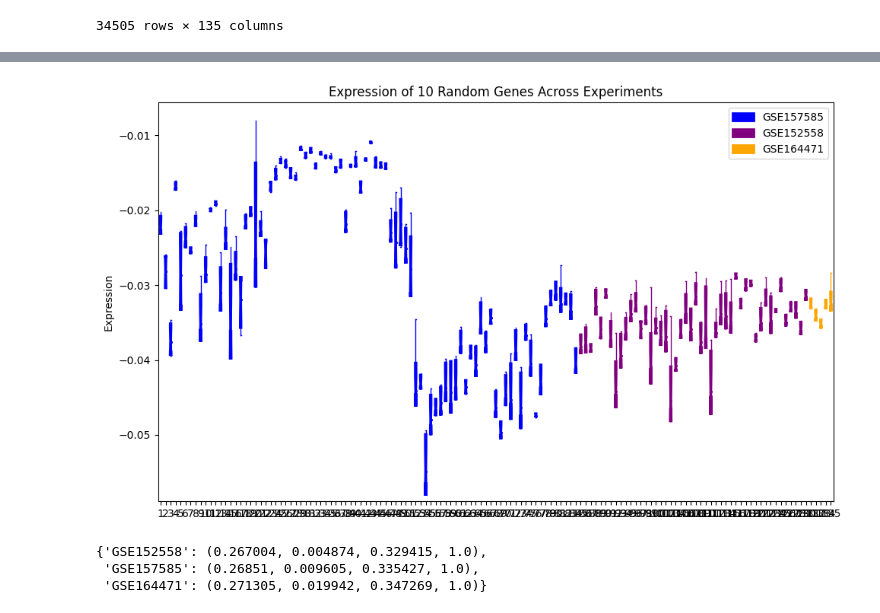
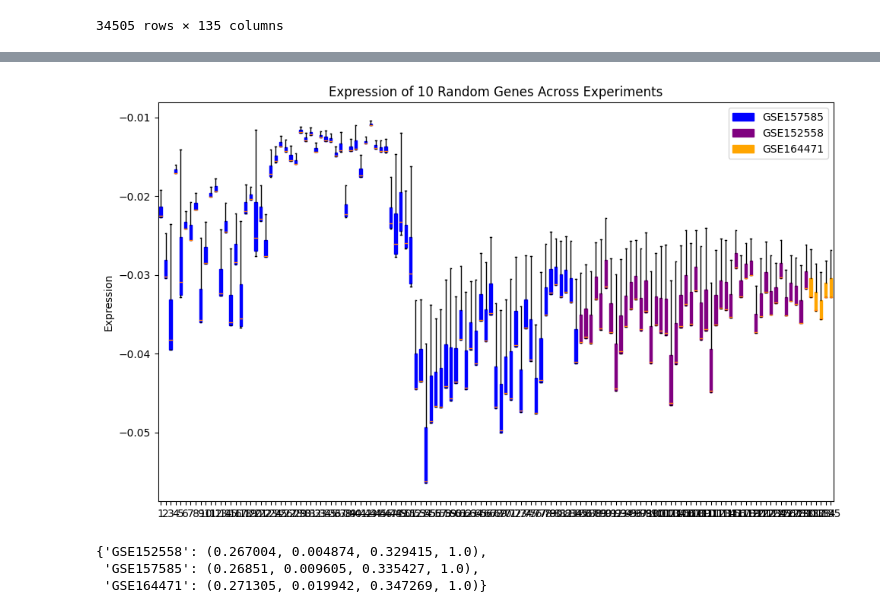
Before and after one commit to GuerreroVazquez/Test_DEG_methods-single_cell, a Jupyter notebook: batch_correction/reComBat-main/reComBat/Batch_correction_RNAseq_python.ipynb, the cells around one changed output, grey strips where cells are left out. Saved outputs shown, nothing was run; the diff lists cells and outputs as text; code cells hidden in the pictures.

```diff
--- a/batch_correction/reComBat-main/reComBat/Batch_correction_RNAseq_python.ipynb
+++ b/batch_correction/reComBat-main/reComBat/Batch_correction_RNAseq_python.ipynb
@@ -53,5 +53,8 @@ data
 | ENSG00000285509.1 | -0.022582 | -0.029020 | -0.038004 | -0.016534 | -0.031894 | -0.024109 | -0.024196 | ... |
 34505 rows × 135 columns
 # %%
-pd.DataFrame(experiment_order).value_counts()
+df =pd.DataFrame(experiment_order)
+
+count_experiments = dict(df[0].value_counts())
+count_experiments
 # %% [output]
@@ -62,2 +65,3 @@ Name: count, dtype: int64
 # %%
-experiments = list(set(experiment_order))
+experiments = list(count_experiments)
+experiments
@@ -101,52 +124,39 @@ plt.show()
 # %%
 import matplotlib.pyplot as plt
 
 # Define colors
 blue_color = 'blue'
 purple_color = 'purple'
 orange_color = 'orange'
 
 # Create a figure and axes
 fig, ax = plt.subplots(figsize=(10, 6))
 
-# Boxplot for the first 84 columns
-box1 = ax.boxplot(subset_data.iloc[:, :84], positions=list(range(1, 85)), showfliers=False, notch=True, patch_artist=True,
-                  boxprops=dict(facecolor=blue_color, color=blue_color, linewidth=2),
-                  capprops=dict(color=blue_color, linewidth=1),
-                  whiskerprops=dict(color=blue_color, linewidth=1),
-                  flierprops=dict(color=blue_color, markeredgecolor=blue_color, linewidth=2),
-                  medianprops=dict(color=blue_color, linewidth=2),
-                  widths=0.25)
+box1 = ax.boxplot(subset_data.iloc[:, :84], positions=list(range(1,85)), showfliers=False, patch_artist=True,
+                  boxprops=dict(facecolor=blue_color, color=blue_color)
+                  )
 
 # Boxplot for the next 45 columns
-box2 = ax.boxplot(subset_data.iloc[:, 84:130], positions=list(range(85, 131)), showfliers=False, notch=True, patch_artist=True,
-                  boxprops=dict(facecolor=purple_color, color=purple_color, linewidth=2),
-                  capprops=dict(color=purple_color, linewidth=1),
-                  whiskerprops=dict(color=purple_color, linewidth=1),
-                  flierprops=dict(color=purple_color, markeredgecolor=purple_color, linewidth=2),
-                  medianprops=dict(color=purple_color, linewidth=2),
-                  widths=0.25)
+box2 = ax.boxplot(subset_data.iloc[:, 84:130], positions=list(range(85,131)), showfliers=False, patch_artist=True,
+                  boxprops=dict(facecolor=purple_color, color=purple_color)
+                  )
 
 # Boxplot for the remaining columns
-box3 = ax.boxplot(subset_data.iloc[:, 130:], positions=list(range(131, 136)), showfliers=False, notch=True, patch_artist=True,
-                  boxprops=dict(facecolor=orange_color, color=orange_color, linewidth=2),
-                  capprops=dict(color=orange_color, linewidth=1),
-                  whiskerprops=dict(color=orange_color, linewidth=1),
-                  flierprops=dict(color=orange_color, markeredgecolor=orange_color, linewidth=2),
-                  medianprops=dict(color=orange_color, linewidth=2),
-                  widths=0.25)
+box3 = ax.boxplot(subset_data.iloc[:, 130:], positions=list(range(131,136)), showfliers=False, patch_artist=True,
+                  boxprops=dict(facecolor=orange_color, color=orange_color)
+                  )
 
 # Set labels and titles
 ax.set_title('Expression of 10 Random Genes Across Experiments')
 ax.set_ylabel('Expression')
 
 # Adjust legend
 ax.legend([box1["boxes"][0], box2["boxes"][0], box3["boxes"][0]], experiments)
 
 plt.tight_layout()
 plt.show()
 # %% [output]
-[figure, old version]
+[figure, new version]
 # %%
 color_mapping = {'GSE152558': (0, 0, 1.0, 1),
  'GSE157585': (0, 1, 0, 1.0),
```
Also changed, not shown: parts of 6 cells of this notebook.
